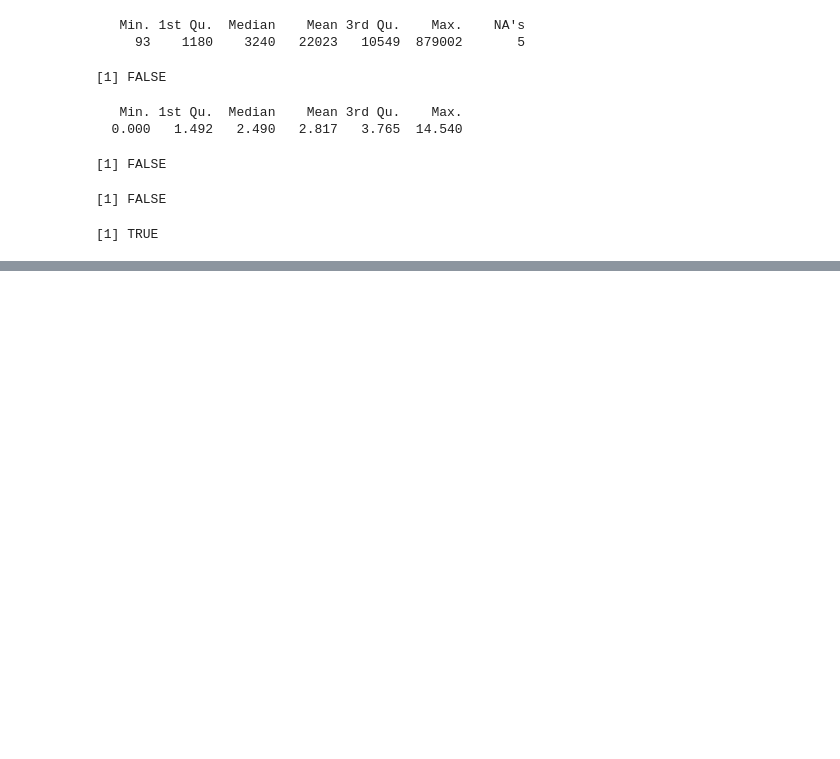
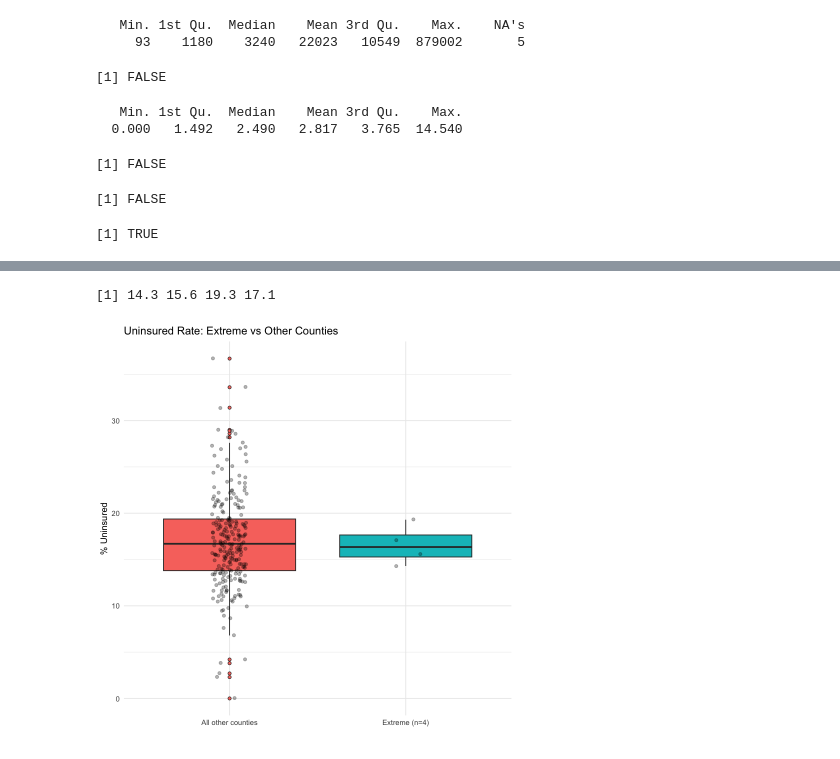
Before and after one commit to aichacamara/Measles-Outbreak-and-Public-Policy-Reluctance, a Jupyter notebook: 2026SP-stat/brfss_w_cve.ipynb, the cells around one changed output, grey strips where cells are left out. Cells and saved outputs as stored; diff of their text form; code cells hidden in the pictures; blank space fills up the shorter version.

```diff
--- a/2026SP-stat/brfss_w_cve.ipynb
+++ b/2026SP-stat/brfss_w_cve.ipynb
@@ -239,0 +864,4 @@ scl(pct_cl)  0.246
+# %%
+# Does residual variance differ between low/high CVE?
+county_data_model$cve_group <- ifelse(county_data_model$cve < 5, "low", "high")
+tapply(county_data_model$resid, county_data_model$cve_group, var)
@@ -239,0 +918,20 @@ scl(pct_cl)  0.246
+# %%
+extreme_counties[, c("pct_uninsured")]
+# %% [output]
+[1] 14.3 15.6 19.3 17.1
+# %%
+library(ggplot2)
+
+county_data_model$group <- ifelse(county_data_model$resid > 3,
+                                   "Extreme (n=4)",
+                                   "All other counties")
+
+ggplot(county_data_model, aes(x = group, y = pct_uninsured, fill = group)) +
+  geom_boxplot(outlier.shape = 21) +
+  geom_jitter(width = 0.1, alpha = 0.3) +
+  labs(title = "Uninsured Rate: Extreme vs Other Counties",
+       x = "", y = "% Uninsured") +
+  theme_minimal() +
+  theme(legend.position = "none")
+# %% [output]
+[figure, added]
```
Also changed, not shown: parts of 28 cells of this notebook, 11 other files.
